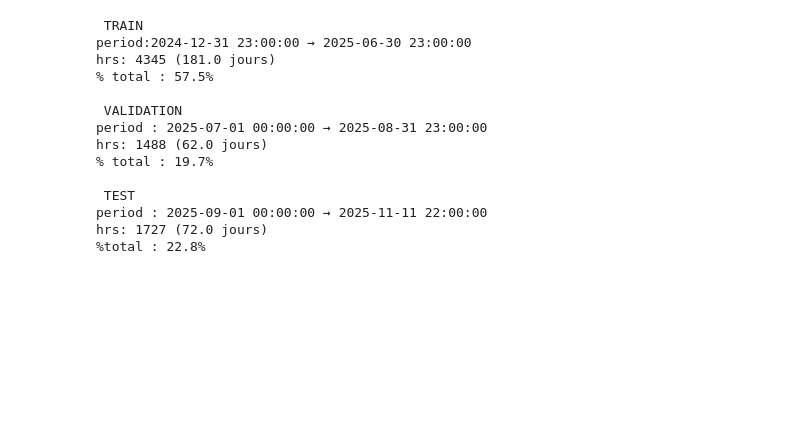
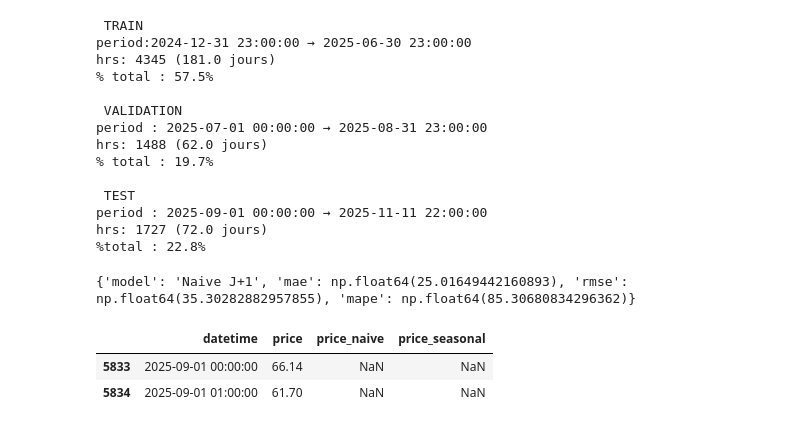
Before and after one commit to jeanvanbeneden/electricity-forecasting, a Jupyter notebook: notebooks/02_baseline_models.ipynb, the cells around one changed output. Cells and saved outputs as stored; diff of their text form; code cells hidden in the pictures; blank space fills up the shorter version.

```diff
--- a/notebooks/02_baseline_models.ipynb
+++ b/notebooks/02_baseline_models.ipynb
@@ -51,0 +76,32 @@ hrs: 1727 (72.0 jours)
+# %%
+
+#Base naive model
+#J+1=J
+horizon=24
+
+
+test['price_naive'] =test['price'].shift(horizon)
+
+y_true=test['price'].values[horizon:]
+y_pred=test['price_naive'].values[horizon:]
+
+results_naive= forecast_eval(y_true,y_pred,"Naive J+1")
+print(results_naive)
+# %% [output]
+{'model': 'Naive J+1', 'mae': np.float64(25.01649442160893), 'rmse': np.float64(35.30282882957855), 'mape': np.float64(85.30680834296362)}
+# %%
+#"Day" model
+#J+7=J
+
+lag=6*24
+
+test['price_seasonal'] = test['price'].shift(lag)
+
+y_true = test['price'].values[lag:]
+y_pred = test['price_seasonal'].values[lag:]
+
+test.head(2)
+# %% [output]
+|  | datetime | price | price_naive | price_seasonal |
+| 5833 | 2025-09-01 00:00:00 | 66.14 | NaN | NaN |
+| 5834 | 2025-09-01 01:00:00 | 61.70 | NaN | NaN |
```
Also changed, not shown: parts of 9 cells of this notebook, 1 other file.
